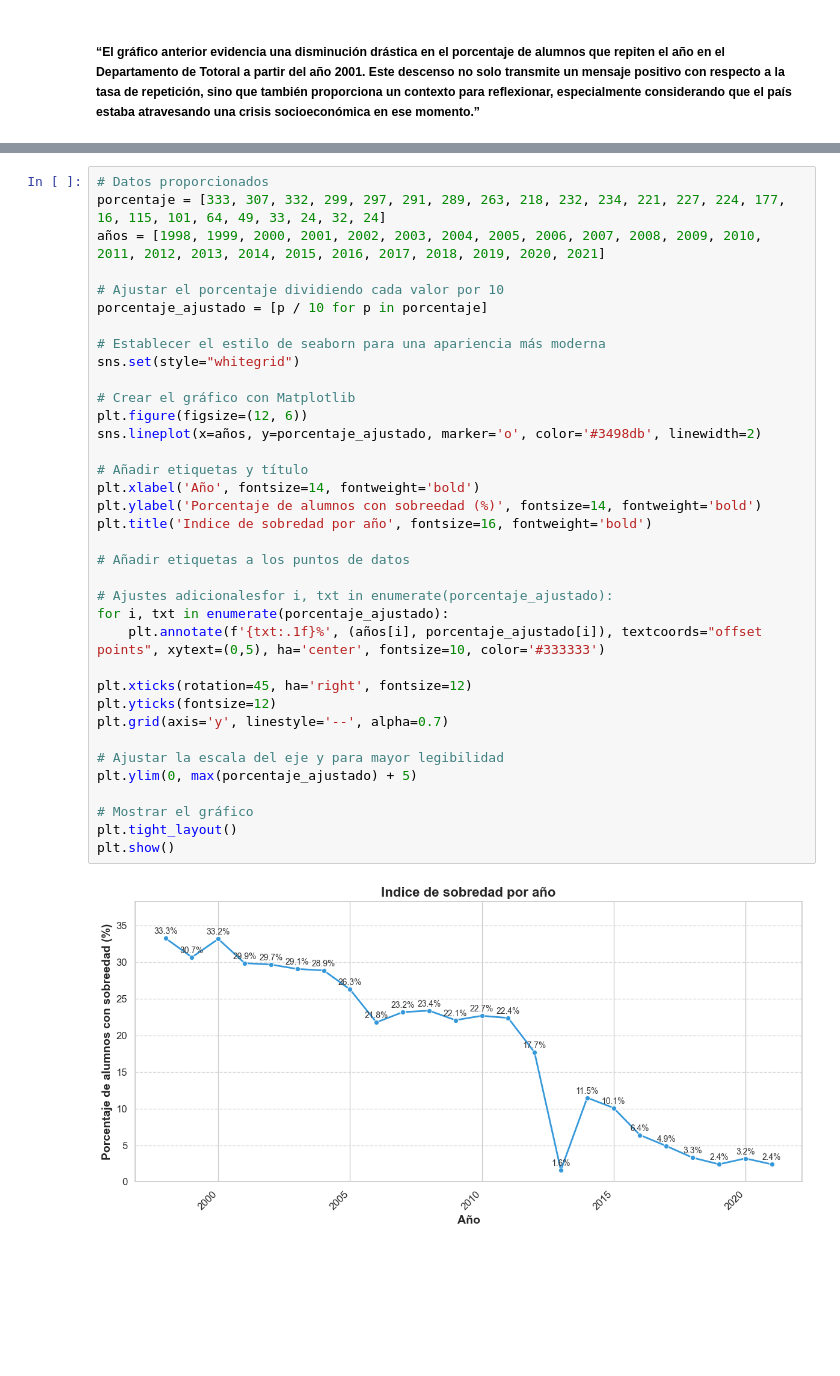
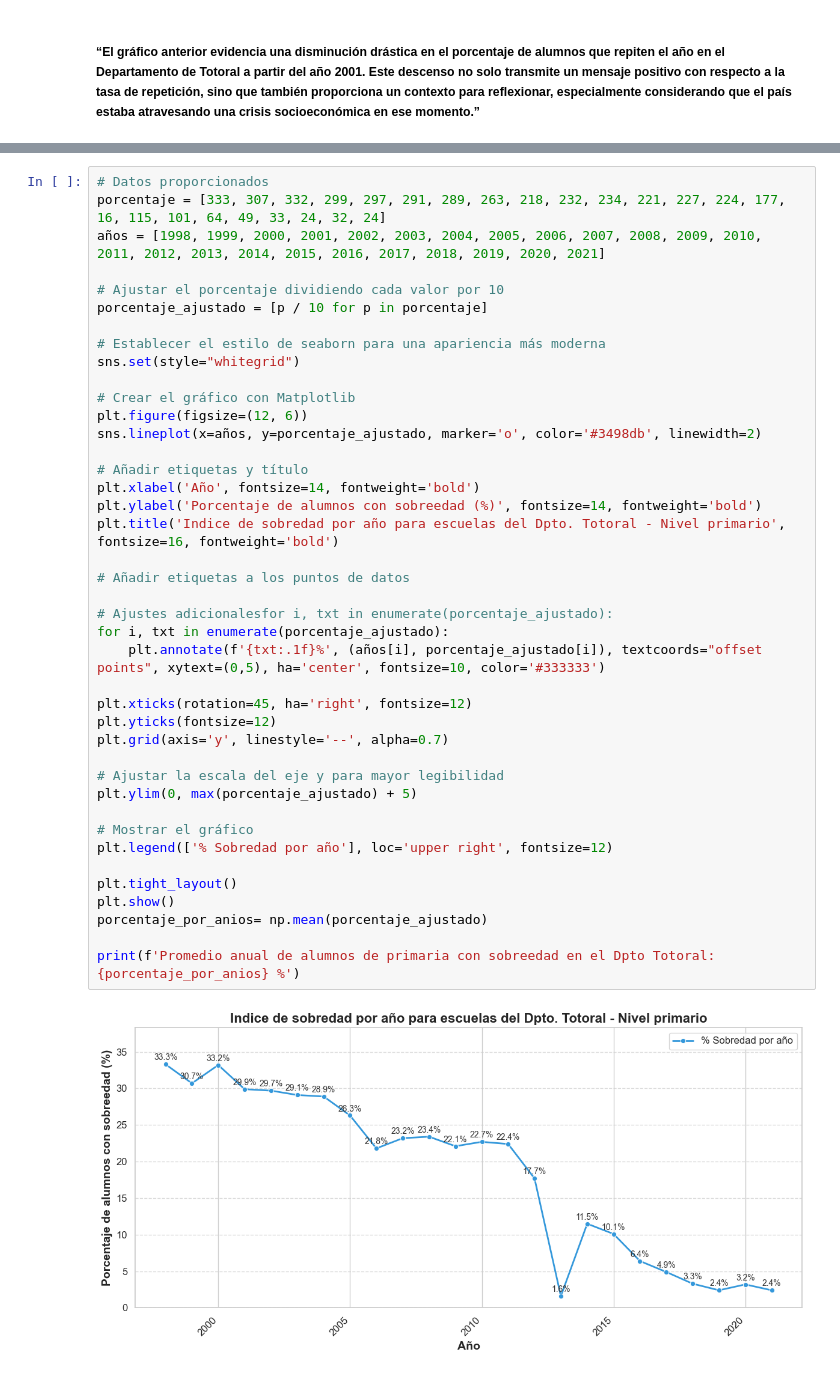
Before and after one commit to RenzoReyna88/Python-for-dataanalysis, a Jupyter notebook: investigacion-sistema-educativo-Cba/data.ipynb, the cells around one changed output, grey strips where cells are left out. Drawn from its saved outputs; the diff is of its cells as text; blank space fills up the shorter version.

Commit message:
Se inicio con la segunda parte de la investigación. Esta parte corresponde al análisis sobre escuelas del nivel secundario.

```diff
--- a/investigacion-sistema-educativo-Cba/data.ipynb
+++ b/investigacion-sistema-educativo-Cba/data.ipynb
@@ -429,32 +264,37 @@ años = [1998, 1999, 2000, 2001, 2002, 2003, 2004, 2005, 2006, 2007, 2008, 2009,
 porcentaje_ajustado = [p / 10 for p in porcentaje]
 
 # Establecer el estilo de seaborn para una apariencia más moderna
 sns.set(style="whitegrid")
 
 # Crear el gráfico con Matplotlib
 plt.figure(figsize=(12, 6))
 sns.lineplot(x=años, y=porcentaje_ajustado, marker='o', color='#3498db', linewidth=2)
 
 # Añadir etiquetas y título
 plt.xlabel('Año', fontsize=14, fontweight='bold')
 plt.ylabel('Porcentaje de alumnos con sobreedad (%)', fontsize=14, fontweight='bold')
-plt.title('Indice de sobredad por año', fontsize=16, fontweight='bold')
+plt.title('Indice de sobredad por año para escuelas del Dpto. Totoral - Nivel primario', fontsize=16, fontweight='bold')
 
 # Añadir etiquetas a los puntos de datos
 
 # Ajustes adicionalesfor i, txt in enumerate(porcentaje_ajustado):
 for i, txt in enumerate(porcentaje_ajustado):
     plt.annotate(f'{txt:.1f}%', (años[i], porcentaje_ajustado[i]), textcoords="offset points", xytext=(0,5), ha='center', fontsize=10, color='#333333')
 
 plt.xticks(rotation=45, ha='right', fontsize=12)
 plt.yticks(fontsize=12)
 plt.grid(axis='y', linestyle='--', alpha=0.7)
 
 # Ajustar la escala del eje y para mayor legibilidad
 plt.ylim(0, max(porcentaje_ajustado) + 5)
 
 # Mostrar el gráfico
+plt.legend(['% Sobredad por año'], loc='upper right', fontsize=12)
+
 plt.tight_layout()
 plt.show()
+porcentaje_por_anios= np.mean(porcentaje_ajustado)
+
+print(f'Promedio anual de alumnos de primaria con sobreedad en el Dpto Totoral: {porcentaje_por_anios} %')
 # %% [output]
-[figure, old version]
+[figure, new version]
```
Also changed, not shown: parts of 55 cells of this notebook, 3 other files.
